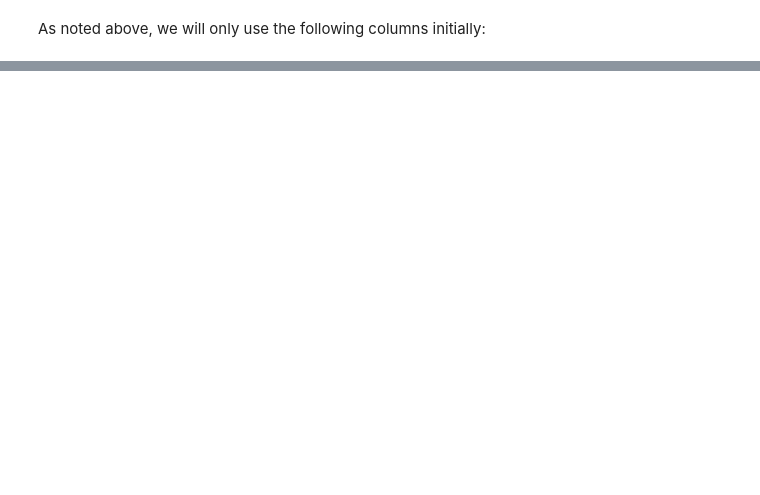
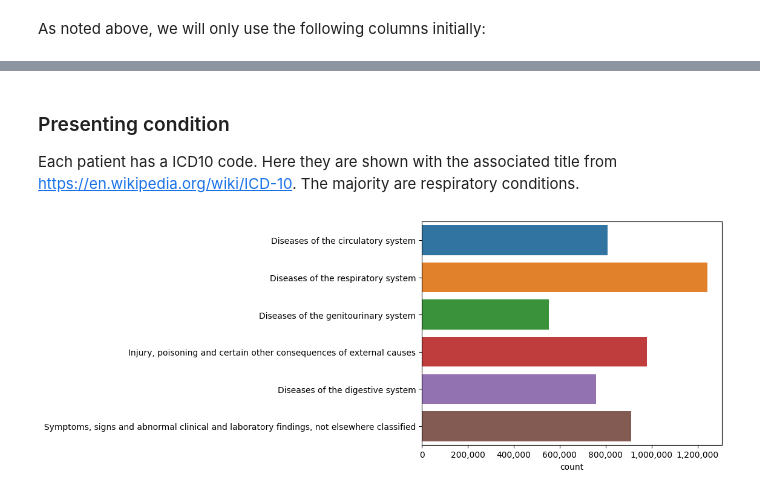
Before and after one commit to zmek/synthetic-clinical-notes, a Jupyter notebook: notebooks/experiment-1.ipynb, the cells around one changed output, grey strips where cells are left out. Saved outputs shown, nothing was run; the diff lists cells and outputs as text; code cells hidden in the pictures; blank space fills up the shorter version.

```diff
--- a/notebooks/experiment-1.ipynb
+++ b/notebooks/experiment-1.ipynb
@@ -89,0 +132,11 @@ ed[['Age_Band', 'AE_Arrive_HourOfDay', 'AE_Time_Mins', 'Admitted_Flag', 'Length_
+# %%
+categories_order = ['01-04', '05-08', '09-12', '13-16', '17-20', '21-24']
+ed['AE_Arrive_HourOfDay'] = pd.Categorical(ed['AE_Arrive_HourOfDay'], categories=categories_order, ordered=True)
+sns.countplot(x='AE_Arrive_HourOfDay', data=ed, order=categories_order)
+
+# Format y-axis labels as plain numbers
+plt.ticklabel_format(style='plain', axis='y')
+
+# Add comma separator for y-axis labels
+ax = plt.gca()
+ax.get_yaxis().set_major_formatter(FuncFormatter(lambda x, p: format(int(x), ',')))
@@ -89,0 +168,15 @@ ed[['Age_Band', 'AE_Arrive_HourOfDay', 'AE_Time_Mins', 'Admitted_Flag', 'Length_
+# %% [markdown]
+### Presenting condition
+
+Each patient has a ICD10 code. Here they are shown with the associated title from https://en.wikipedia.org/wiki/ICD-10. The majority are respiratory conditions.
+# %%
+sns.countplot(y='Title', data=ed)
+plt.ylabel('')
+
+plt.ticklabel_format(style='plain', axis='x')
+ax = plt.gca()
+ax.get_xaxis().set_major_formatter(FuncFormatter(lambda x, p: format(int(x), ',')))
+
+plt.show();
+# %% [output]
+[figure, added]
```
Also changed, not shown: parts of 12 cells of this notebook, 1 other file.
